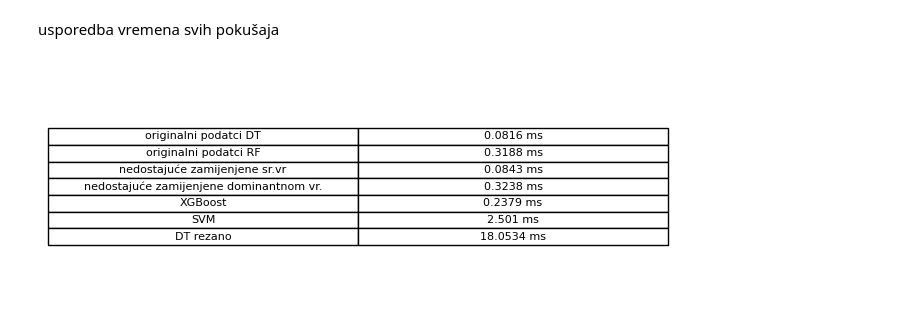
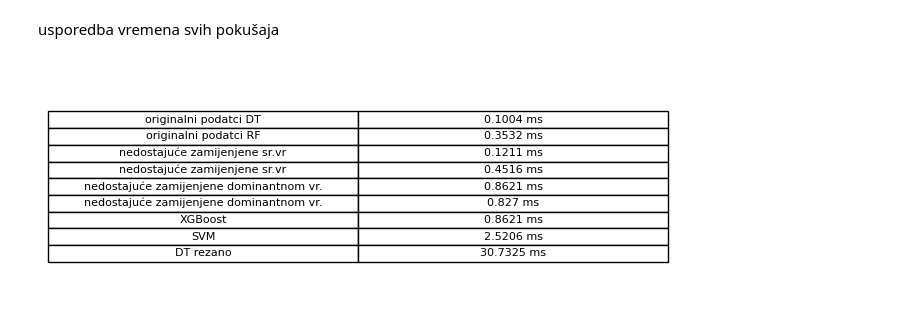
Before and after one commit to antoniamstr1/projekt-uuzop, a Jupyter notebook: treci_dio.ipynb, the cells around one changed output. Saved outputs shown, nothing was run; the diff lists cells and outputs as text; code cells hidden in the pictures.

Commit message:
fix time table

```diff
--- a/treci_dio.ipynb
+++ b/treci_dio.ipynb
@@ -895,18 +895,20 @@ usporedba vremena svih pokušaja
 # %%
 times = [["originalni podatci DT", str(round(execution_time_1,4)) + ' ms'],
          ["originalni podatci RF", str(round(execution_time_1b,4)) + ' ms'],
          ["nedostajuće zamijenjene sr.vr", str(round(execution_time_2,4)) + ' ms'],
-         ["nedostajuće zamijenjene dominantnom vr.", str(round(execution_time_2b,4)) + ' ms'],
+         ["nedostajuće zamijenjene sr.vr", str(round(execution_time_2b,4)) + ' ms'],
+         ["nedostajuće zamijenjene dominantnom vr.", str(round(execution_time_3,4)) + ' ms'],
+         ["nedostajuće zamijenjene dominantnom vr.", str(round(execution_time_3b,4)) + ' ms'],
          ["XGBoost", str(round(execution_time_3,4)) + ' ms'],
          ["SVM", str(round(execution_time_4,4)) + ' ms'],
          ["DT rezano", str(round(execution_time_5,4)) + ' ms']]
 
 fig, ax = plt.subplots(figsize=(8, 3))
 
 ax.axis('off')
 
 table = ax.table(cellText=times, loc='center', cellLoc='center', colLabels=None)
 
 plt.show()
 # %% [output]
-[figure, old version]
+[figure, new version]
```
Also changed, not shown: parts of 9 cells of this notebook.
